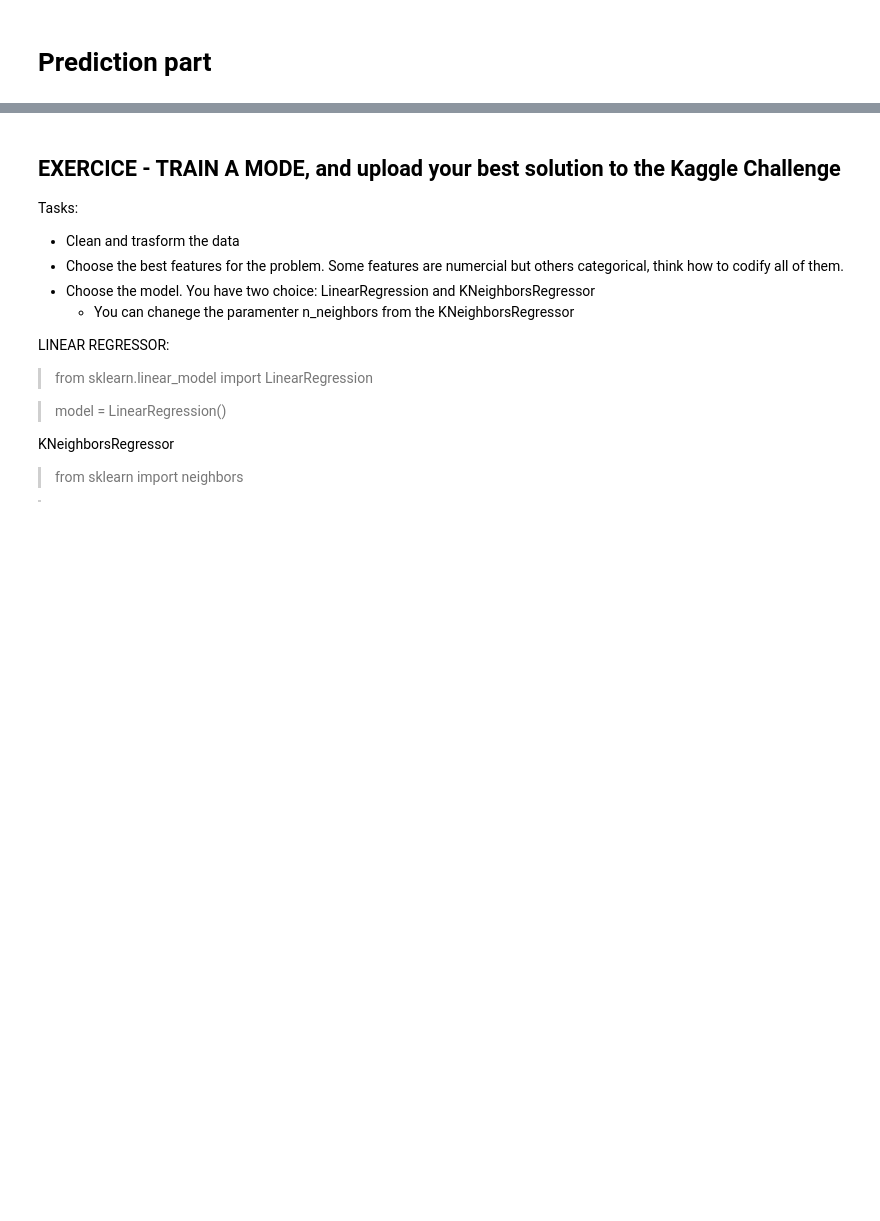
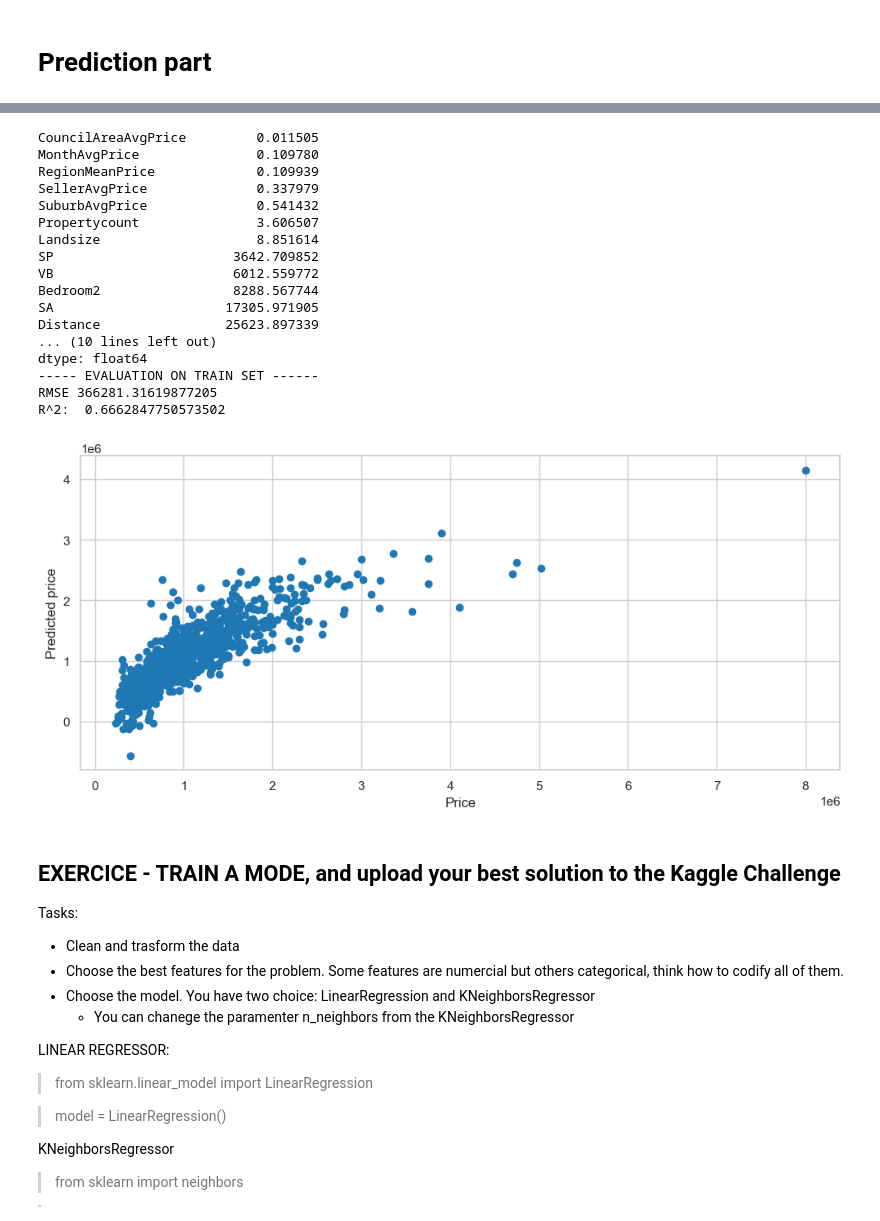
Before and after one commit to pau-torrente/DSUB_p2, a Jupyter notebook: project2.ipynb, the cells around one changed output, grey strips where cells are left out. Saved outputs shown, nothing was run; the diff lists cells and outputs as text; code cells hidden in the pictures; blank space fills up the shorter version.

```diff
--- a/project2.ipynb
+++ b/project2.ipynb
@@ -500,3 +566,51 @@ R^2:  0.9793368637581843
+# %%
+
+
+# KNeighborsRegressor
+from sklearn.linear_model import LinearRegression
+
+lr = LinearRegression()
+
+## fit the model
+lr.fit(data_train, label_train)
+
+
+## predict training set
+y_pred = lr.predict(data_val)
+
+coefs_lr = pd.Series(np.abs(lr.coef_), data_train.columns).sort_values()
+print(coefs_lr)
+
+## Evaluate the model and plot it
+from sklearn.metrics import mean_squared_error, r2_score
+print("----- EVALUATION ON TRAIN SET ------")
+print("RMSE",np.sqrt(mean_squared_error(label_val, y_pred)))
+print("R^2: ",r2_score(label_val, y_pred))
+
+
+plt.scatter(label_val, y_pred)
+plt.xlabel('Price')
+plt.ylabel('Predicted price')
+plt.show()
+# %% [output]
+CouncilAreaAvgPrice         0.011505
+MonthAvgPrice               0.109780
+RegionMeanPrice             0.109939
+SellerAvgPrice              0.337979
+SuburbAvgPrice              0.541432
+Propertycount               3.606507
+Landsize                    8.851614
+SP                       3642.709852
+VB                       6012.559772
+Bedroom2                 8288.567744
+SA                      17305.971905
+Distance                25623.897339
+... (10 lines left out)
+dtype: float64
+----- EVALUATION ON TRAIN SET ------
+RMSE 366281.31619877205
+R^2:  0.6662847750573502
+[figure, added]
 # %%
 
 X_train = processed_train_set.loc[:, processed_train_set.columns != 'Price']
```
Also changed, not shown: parts of 5 cells of this notebook, 1 other file.
